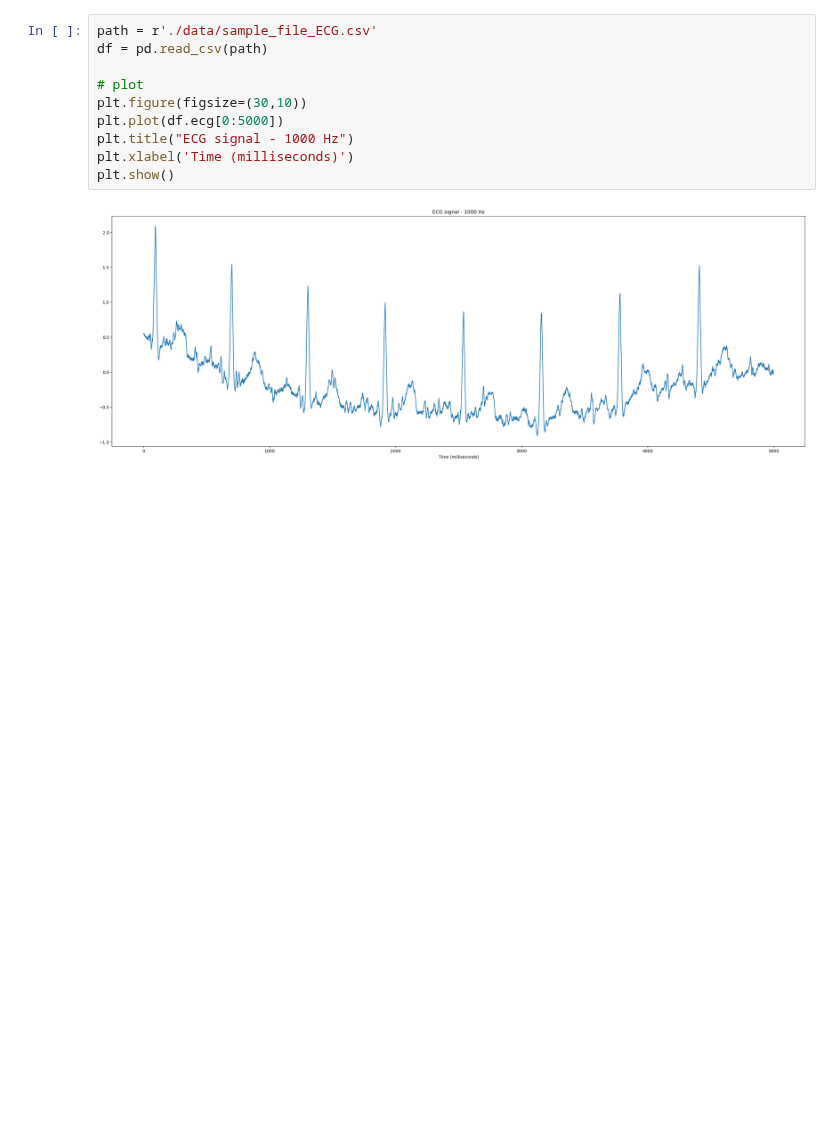
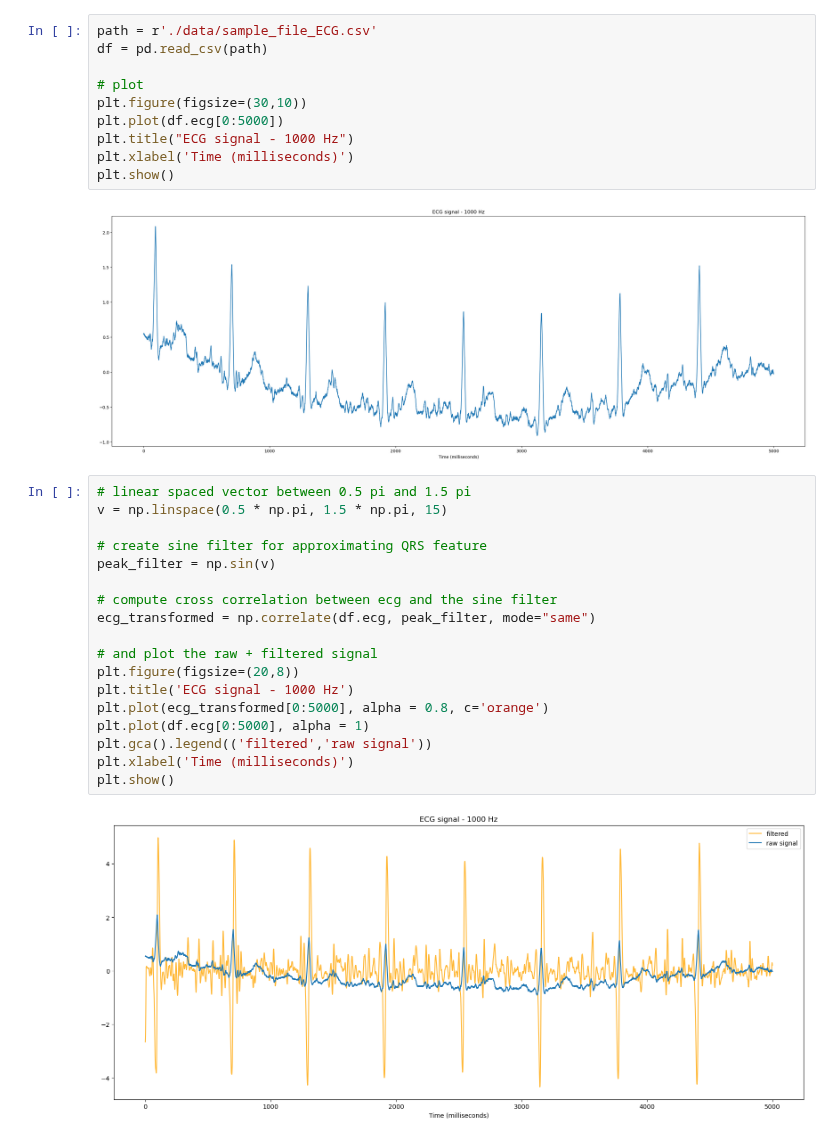
Before and after one commit to ng-anhhtuann/ecg-stroke-prediction, a Jupyter notebook: single_ecg_process.ipynb, the cells around one changed output. Drawn from its saved outputs; the diff is of its cells as text; blank space fills up the shorter version.

```diff
--- a/single_ecg_process.ipynb
+++ b/single_ecg_process.ipynb
@@ -15,3 +16,23 @@ plt.xlabel('Time (milliseconds)')
 plt.show()
 # %% [output]
 [figure]
+# %%
+# linear spaced vector between 0.5 pi and 1.5 pi
+v = np.linspace(0.5 * np.pi, 1.5 * np.pi, 15)
+
+# create sine filter for approximating QRS feature
+peak_filter = np.sin(v)
+
+# compute cross correlation between ecg and the sine filter
+ecg_transformed = np.correlate(df.ecg, peak_filter, mode="same")
+
+# and plot the raw + filtered signal
+plt.figure(figsize=(20,8))
+plt.title('ECG signal - 1000 Hz')
+plt.plot(ecg_transformed[0:5000], alpha = 0.8, c='orange')
+plt.plot(df.ecg[0:5000], alpha = 1)
+plt.gca().legend(('filtered','raw signal'))
+plt.xlabel('Time (milliseconds)')
+plt.show()
+# %% [output]
+[figure, added]
```
Also changed, not shown: parts of 2 cells of this notebook.
